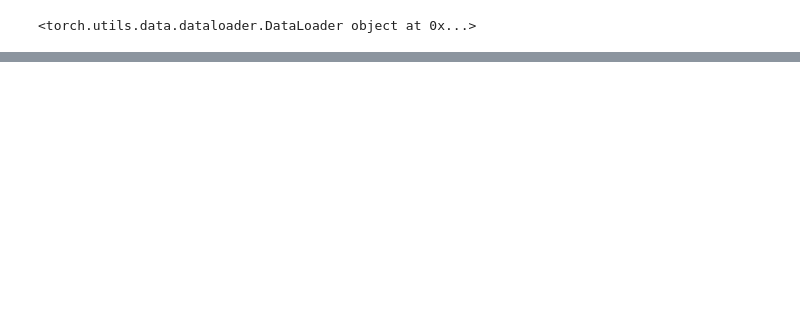
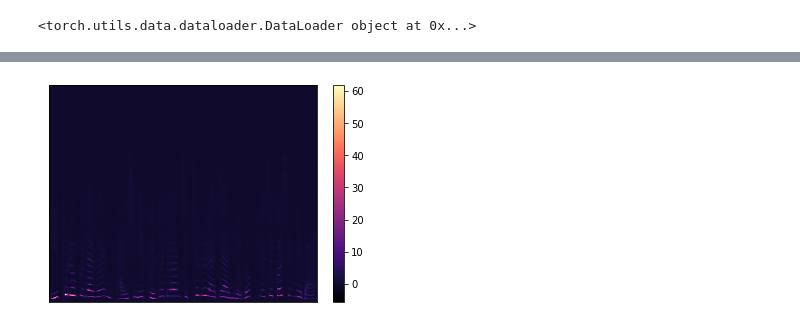
Before and after one commit to scpark20/kimchi-tts, a Jupyter notebook: light45_model.ipynb, the cells around one changed output, grey strips where cells are left out. Drawn from its saved outputs; the diff is of its cells as text; code cells hidden in the pictures; blank space fills up the shorter version.

```diff
--- a/light45_model.ipynb
+++ b/light45_model.ipynb
@@ -274,3 +256,24 @@ encode 0.12
 pad 0.00
 enc_conv 0.03
 enc_lstm 0.09
+# %%
+def denormalize(x):
+    return np.exp(x * -np.log(1e-5) + np.log(1e-5))
+
+import time
+
+mel_matrix = librosa.filters.mel(sr=22050, n_fft=1024, n_mels=80, fmin=80, fmax=7600)
+inv_matrix = np.linalg.pinv(mel_matrix)
+
+mel = denormalize(_s[0])
+spec = inv_matrix @ mel
+
+librosa.display.specshow(spec)
+plt.colorbar()
+plt.show()
+
+audio = librosa.griffinlim(spec, n_iter=32, hop_length=256, win_length=None, window='hann')
+import IPython.display as ipd
+ipd.Audio(audio, rate=22050)
+# %% [output]
+[figure, added]
```
Also changed, not shown: parts of 8 cells of this notebook, 8 other files.
